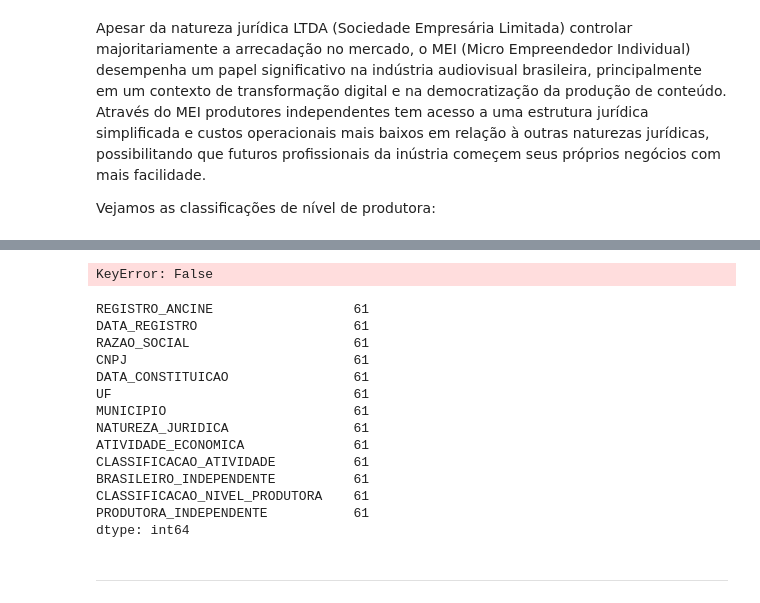
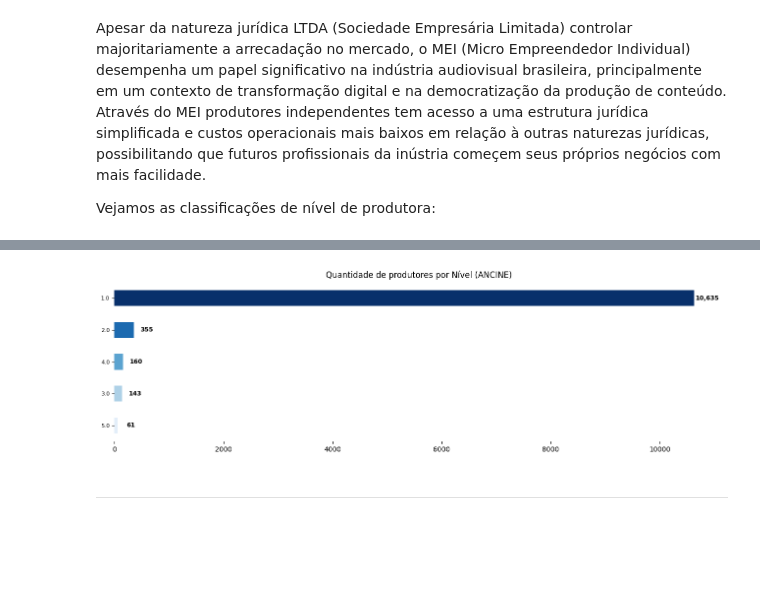
Before and after one commit to fonsecadados/AgenciaNacionalDoCinema_ANCINE, a Jupyter notebook: ANCINE_DesafiosEOportunidades.ipynb, the cells around one changed output, grey strips where cells are left out. Saved outputs shown, nothing was run; the diff lists cells and outputs as text; code cells hidden in the pictures; blank space fills up the shorter version.

```diff
--- a/ANCINE_DesafiosEOportunidades.ipynb
+++ b/ANCINE_DesafiosEOportunidades.ipynb
@@ -659,46 +675,29 @@ Vejamos as classificações de nível de produtora:
 # %%
-nivel_produtora_5 = agnts_tabela_unificada[(agnts_tabela_unificada['CLASSIFICACAO_NIVEL_PRODUTORA'] == 5.0)].count()
-nivel_produtora_5_sp = nivel_produtora_5[nivel_produtora_5['UF'] == 'SP'].count()
-nivel_produtora_5_br = nivel_produtora_5['UF']value
+nivel_produtora_5 = agnts_tabela_unificada[agnts_tabela_unificada['CLASSIFICACAO_NIVEL_PRODUTORA'] == 5.0]
+nivel_produtora_4 = agnts_tabela_unificada[agnts_tabela_unificada['CLASSIFICACAO_NIVEL_PRODUTORA'] == 4.0]
+nivel_produtora_3 = agnts_tabela_unificada[agnts_tabela_unificada['CLASSIFICACAO_NIVEL_PRODUTORA'] == 3.0]
 
 nivel_produtora = agnts_tabela_unificada['CLASSIFICACAO_NIVEL_PRODUTORA'].value_counts()
 plt.figure(figsize=(13,4))
 cores = plt.cm.Blues(np.linspace(0.1, 1, len(nivel_produtora)))
 ax = nivel_produtora.sort_values(ascending=True).plot(kind='barh', color=cores)
 
 for n in ax.patches:
         ax.annotate(format(n.get_width(), ',.0f'),
                 (n.get_width(), n.get_y() + n.get_height() / 2.),
                 ha='center', va='center',
                 xytext=(19, 0),
                 textcoords='offset points',
                 fontsize=9, fontweight='bold')
 
 plt.ylabel(None)
 plt.title('Quantidade de produtores por Nível (ANCINE)')
 plt.yticks(fontsize=8)
 plt.box(False)
 plt.tight_layout()
 plt.show()
 # %% [output]
-KeyError: False
+[figure, added]
-# %%
-nivel_produtora_5
-# %% [output]
-REGISTRO_ANCINE                  61
-DATA_REGISTRO                    61
-RAZAO_SOCIAL                     61
-CNPJ                             61
-DATA_CONSTITUICAO                61
-UF                               61
-MUNICIPIO                        61
-NATUREZA_JURIDICA                61
-ATIVIDADE_ECONOMICA              61
-CLASSIFICACAO_ATIVIDADE          61
-BRASILEIRO_INDEPENDENTE          61
-CLASSIFICACAO_NIVEL_PRODUTORA    61
-PRODUTORA_INDEPENDENTE           61
-dtype: int64
 # %%
 classificacao_1 = agnts_tabela_unificada[agnts_tabela_unificada['CLASSIFICACAO_NIVEL_PRODUTORA'] == 1.0]
 classificacao_2 = agnts_tabela_unificada[agnts_tabela_unificada['CLASSIFICACAO_NIVEL_PRODUTORA'] == 2.0]
```
Also changed, not shown: parts of 5 cells of this notebook.
